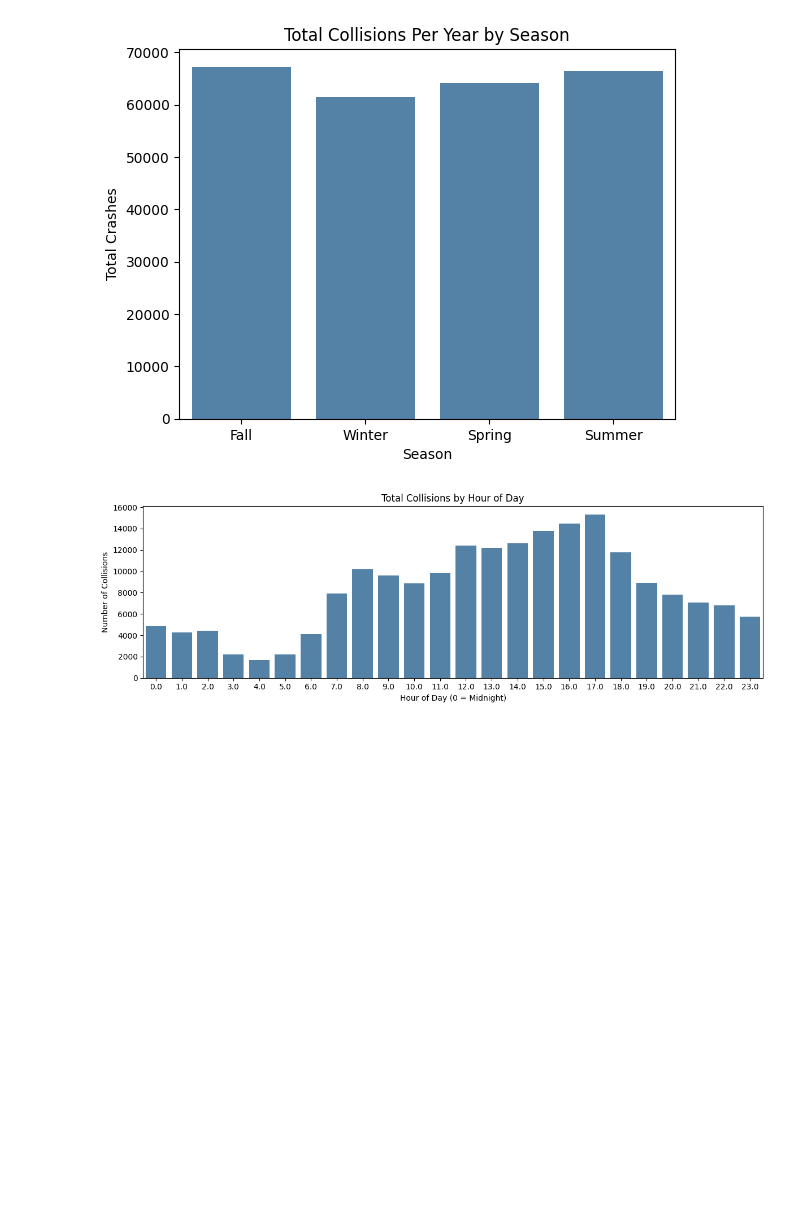
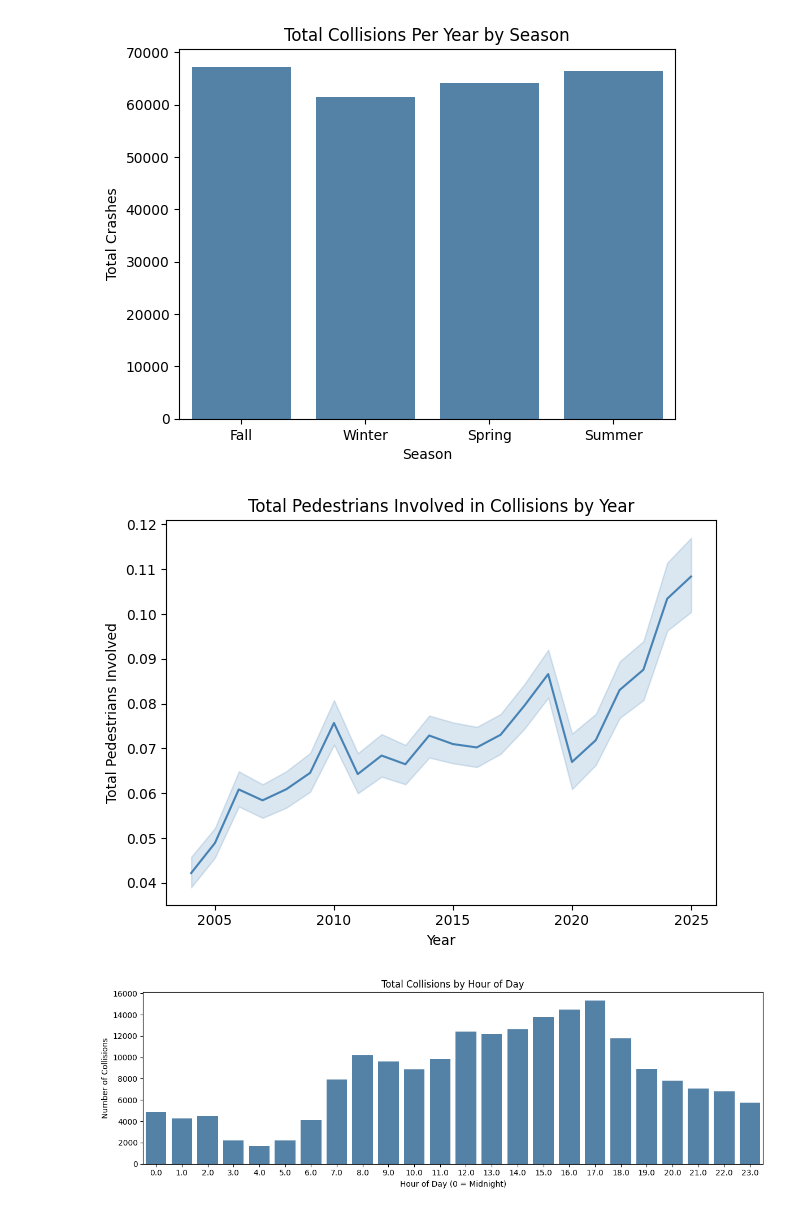
Before and after one commit to trenton-pham/Seattle-Collision-Analysis, a Jupyter notebook: eda.ipynb, the cells around one changed output. Cells and saved outputs as stored; diff of their text form; code cells hidden in the pictures; blank space fills up the shorter version.

```diff
--- a/eda.ipynb
+++ b/eda.ipynb
@@ -64,6 +64,16 @@ plt.ylabel('Total Crashes')
 plt.show()
 # %% [output]
 [figure]
+# %%
+gdf['TOTAL_PED'] = gdf['PEDCOUNT'] + gdf['PEDCYLCOUNT']
+sns.lineplot(gdf, x='YEAR', y='TOTAL_PED', color='steelblue')
+plt.title('Total Pedestrians Involved in Collisions by Year')
+plt.xlabel('Year')
+plt.ylabel('Total Pedestrians Involved')
+plt.tight_layout()
+plt.show()
+# %% [output]
+[figure, added]
 # %%
 plt.figure(figsize=(12, 4))
 hour_counts = gdf.groupby('HOUR').size().reset_index(name='COUNT')
```
Also changed, not shown: parts of 1 cell of this notebook, 7 other files.
